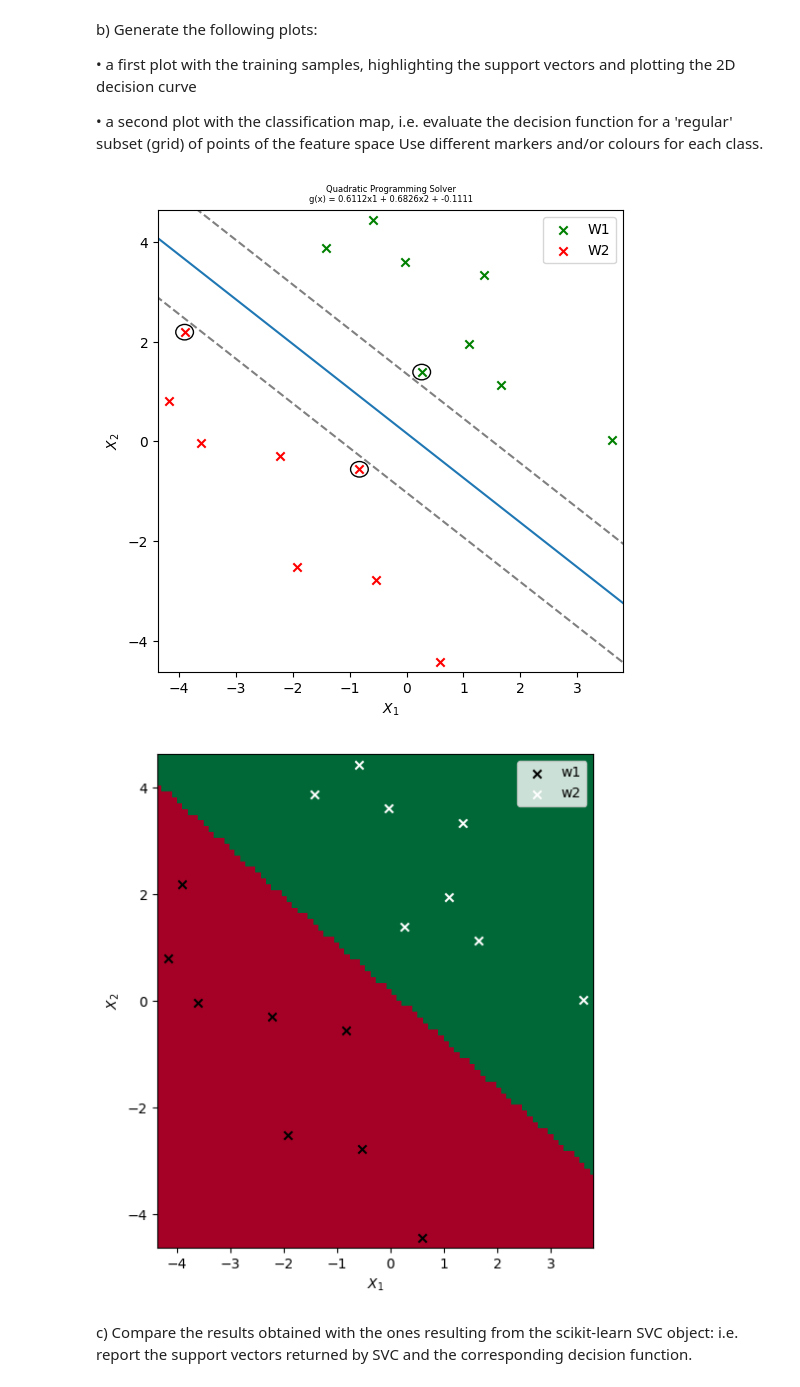
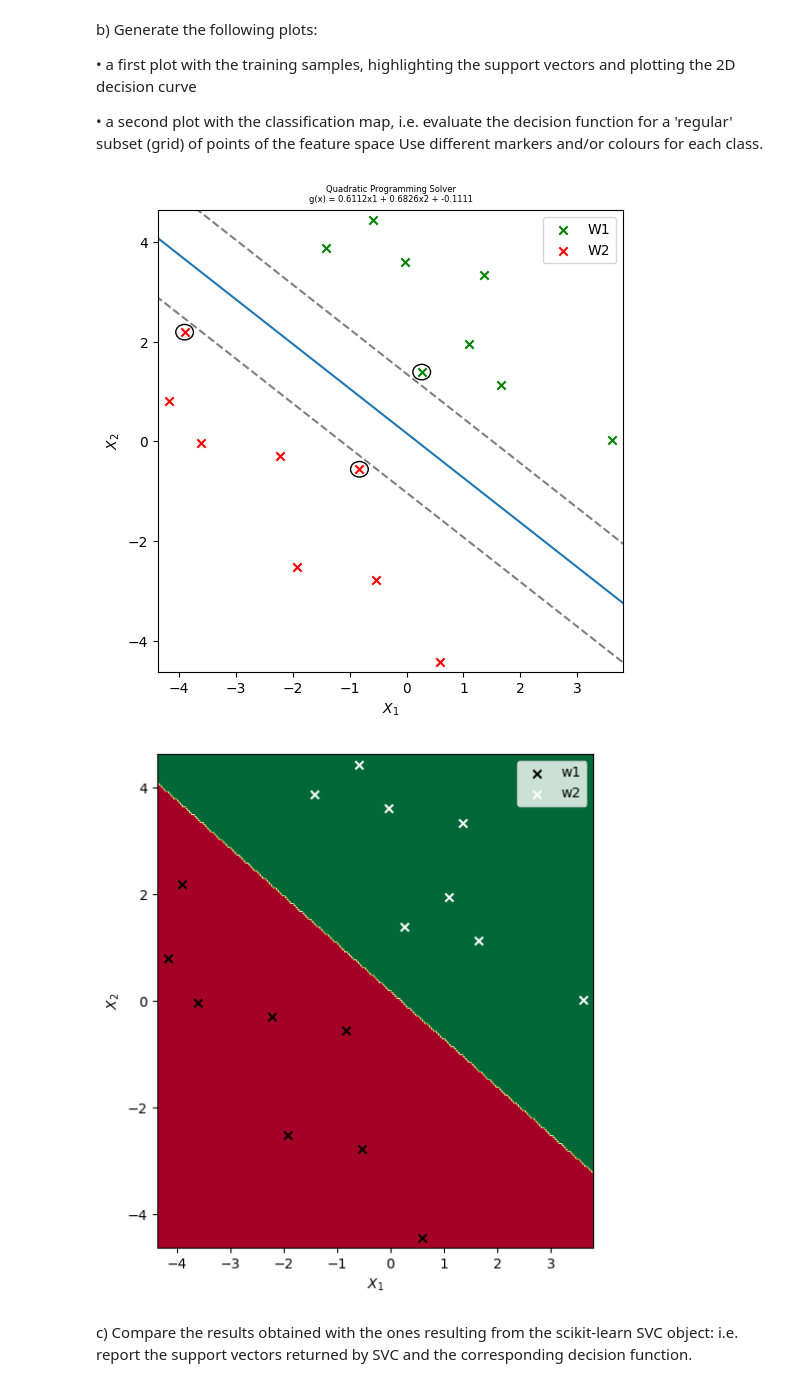
Before and after one commit to pedromartip/Instance-based-learning, a Jupyter notebook: NewHandout3.ipynb, the cells around one changed output. Saved outputs shown, nothing was run; the diff lists cells and outputs as text; code cells hidden in the pictures.

```diff
--- a/NewHandout3.ipynb
+++ b/NewHandout3.ipynb
@@ -125,11 +99,12 @@ def calculate_phi(X):
     X_phi = X_phi.reshape(n,m)
     return X_phi
 # %%
-#Plot Functions
+'''PLOT FUNCTIONS'''
+#Function used for data visualization
 def plot_data(X,y):
     y = np.squeeze(y)
 
-    '''Plot the samples'''
+    #Plot the samples
     X1 = X[y == 1.0]  #Points of class w1
 
     X2 = X[y == -1.0]  #Points of class w2
@@ -144,8 +119,8 @@ def plot_data(X,y):
     plt.legend()
     plt.show()
 
-def show_segmented_lines(x_values, y_values, w): #Create this function only for linear cases
-    '''Add the segmented lines'''
+#Create this function only for linear cases in T1
+def show_segmented_lines(x_values, y_values, w):
     #Calculate the distance of the segmented line: 1/||w||
     d = 1/np.linalg.norm(w)
 
@@ -157,8 +132,8 @@ def show_segmented_lines(x_values, y_values, w): #Create this function only for
     plt.plot(x_values, y_values_segmented_line1, '--', color = 'grey')
     plt.plot(x_values, y_values_segmented_line2, '--', color = 'grey')
 
-
-def plot_decision_func(X, y, sv, w, w0, plot_title:str = 'Plot', function_type:str = 'lineal', show_lines:bool = False):
+#Create this function in order to plot the linear decision function
+def plot_l_decision_func(X, y, sv, w, w0, plot_title:str = '', show_lines:bool = False):
     plt.figure(figsize=(6, 6))
 
         # Set the limits of the axes for better visualization
@@ -168,19 +143,19 @@ def plot_decision_func(X, y, sv, w, w0, plot_title:str = 'Plot', function_type:s
     plt.xlim([x1lim[0]-0.2, x1lim[1]+0.2])
     plt.ylim([x2lim[0]-0.2, x2lim[1]+0.2])
 
-    '''Add the circles in supported vector machines'''
+    #Add the circles in supported vector machines
     for loc in sv: #Locate the support vectors stored in sv
         px, py = loc
         circle = Circle((px,py), (x1lim[1]-x1lim[0])/50, fill=False)
         plt.gca().add_patch(circle)
 
 
-    '''Add the decision curve'''
+    #Add the decision curve
     #Create x values
     x_values = np.linspace(-10, 10, 1000)
 
     # calculate corresponding y values with decision function
-    y_values = calculate_plot_functions(w,w0,x_values, function_type)
+    y_values = (-w[0] / w[1]) * x_values - w0[0] / w[1]
 
     # add the decission line to the plot
     plt.plot(x_values, y_values)
@@ -195,15 +170,13 @@ def plot_decision_func(X, y, sv, w, w0, plot_title:str = 'Plot', function_type:s
     #plt.legend()
     #plt.show()
 
-
+'''CLASSIFICATION MAP'''
 def plot_classification_map(X, y, model, precomputed = False):
-
-    '''Classification map'''
     #Code used from teacher in previous handout
     x1lim = [X[:, 0].min(), X[:, 0].max()]
     x2lim = [X[:, 1].min(), X[:, 1].max()]
 
-    npts = 100
+    npts = 300 #The higher the value, the better the classification map display, but the slower it will be. [100 is faster - 300 is nicer ]
     x1s = np.linspace(x1lim[0]-1, x1lim[1]+1, npts)
     x2s = np.linspace(x2lim[0]-1, x2lim[1]+1, npts)
 
@@ -213,18 +186,18 @@ def plot_classification_map(X, y, model, precomputed = False):
     for k1, x1 in enumerate(x1s):
         for k2, x2 in enumerate(x2s):
             x = np.array([x1, x2])
-            if precomputed:
+            if precomputed: #Use this when kernel = 'precomputed'
                 x = calculate_phi([x])
                 X_trans = calculate_phi(X)
                 x = np.dot(x[0], X_trans.T)
-            prediction = model.predict([x]) # For fix the deprecation error
+            prediction = model.predict([x])
             m[k1, k2] = prediction[0]
 
     plt.figure(figsize=(6.5, 6.5))
     plt.xlim([x1lim[0]-0.2, x1lim[1]+0.2])
     plt.ylim([x2lim[0]-0.2, x2lim[1]+0.2])
     plt.imshow(m.T, cmap='RdYlGn', origin='lower', extent=(x1lim[0]-1, x1lim[1]+1, x2lim[0]-1, x2lim[1]+1))
-    for c in range(2):  # Assuming binary classification. Change if more classes.
+    for c in range(2):
         plot_class(c, X, y)
     plt.xlabel('$X_1$')
     plt.ylabel('$X_2$')
@@ -299,16 +272,16 @@ Use different markers and/or colours for each class.
 # %%
 '''
 1. commented source code
 2. plot with samples and contour corresponding to the decision function
 3. classification map
 '''
-model = modelQPST1(w_sqp,w0_sqp)
+model = modelQPST1(w_sqp,w0_sqp) #Calculate our QPS model for T1
 title = f'Quadratic Programming Solver\ng(x) = {w_sqp[0].round(4)}x1 + {w_sqp[1].round(4)}x2 + {w0_sqp[0].round(4)}'
-plot_decision_func(X,y,sv_sqp,w_sqp,w0_sqp,title,show_lines=True)
+plot_l_decision_func(X,y,sv_sqp,w_sqp,w0_sqp,title,show_lines=True)
 plot_classification_map(X,oy,model)
 # %% [output]
 [figure]
-[figure, old version]
+[figure, new version]
 # %% [markdown]
 c)	Compare the results obtained with the ones resulting from the scikit-learn SVC object: i.e. report the support vectors returned by SVC and the corresponding decision function.
 # %%
```
Also changed, not shown: parts of 14 cells of this notebook.
